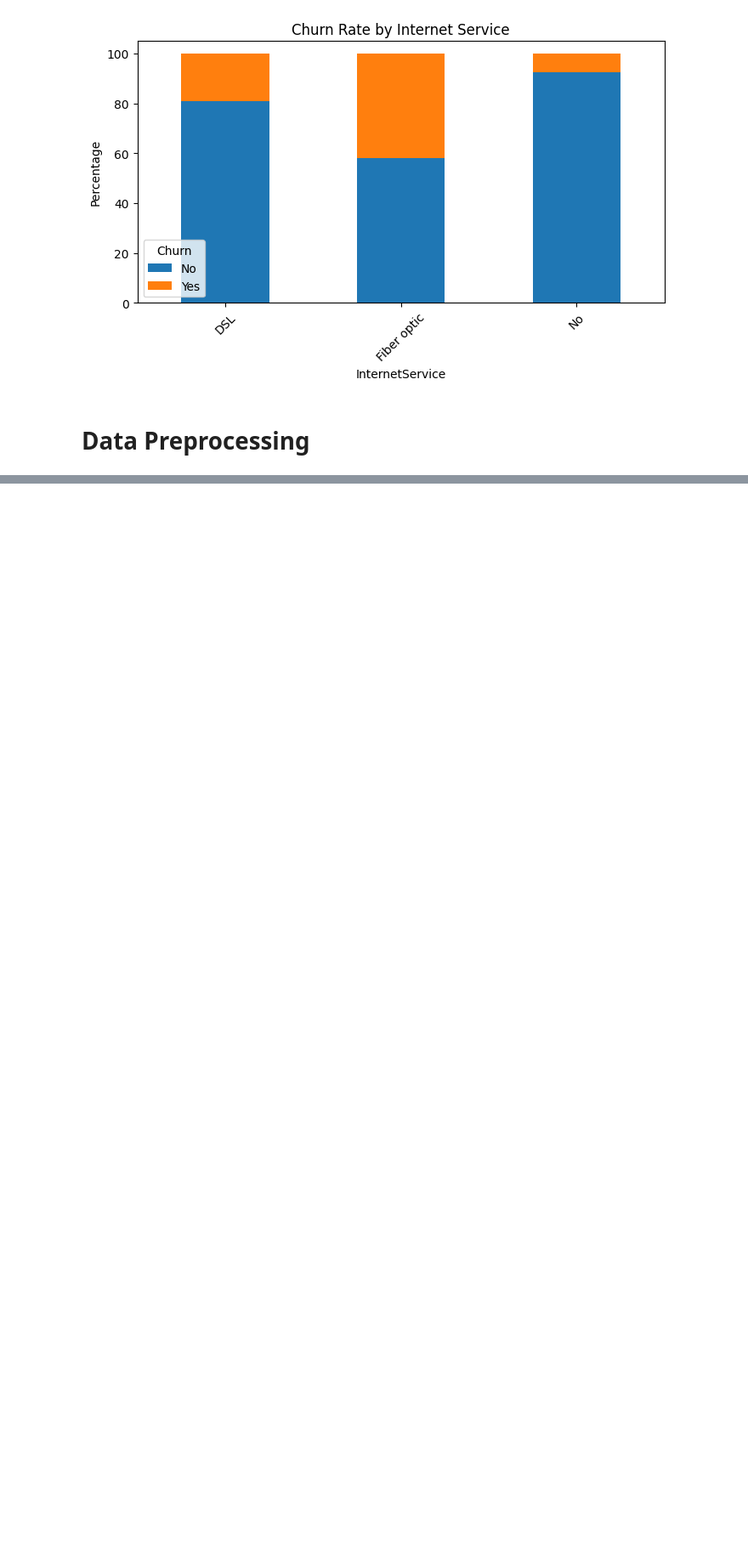
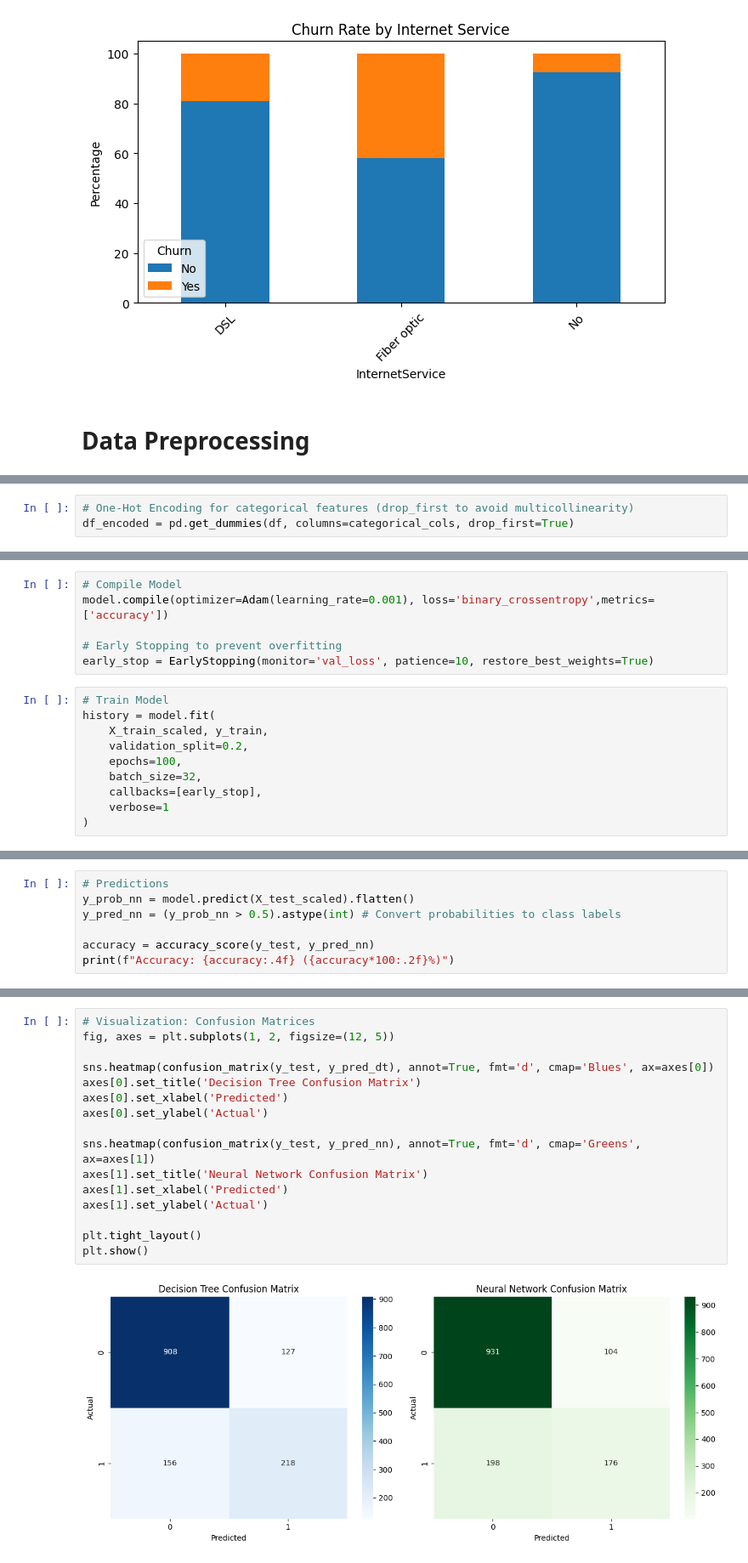
Before and after one commit to Osanda-W/Telco_Customer_churn, a Jupyter notebook: ML_CW.ipynb, the cells around one changed output, grey strips where cells are left out. Shown at 85% size. Drawn from its saved outputs; the diff is of its cells as text; blank space fills up the shorter version.

```diff
--- a/ML_CW.ipynb
+++ b/ML_CW.ipynb
@@ -225 +295,4 @@ Numerical columns: ['SeniorCitizen', 'tenure', 'MonthlyCharges', 'TotalCharges']
+# %%
+# One-Hot Encoding for categorical features (drop_first to avoid multicollinearity)
+df_encoded = pd.get_dummies(df, columns=categorical_cols, drop_first=True)
 # %%
@@ -321,0 +365,16 @@ plt.show()
+# %%
+# Compile Model
+model.compile(optimizer=Adam(learning_rate=0.001), loss='binary_crossentropy',metrics=['accuracy'])
+
+# Early Stopping to prevent overfitting
+early_stop = EarlyStopping(monitor='val_loss', patience=10, restore_best_weights=True)
+# %%
+# Train Model
+history = model.fit(
+    X_train_scaled, y_train,
+    validation_split=0.2,
+    epochs=100,
+    batch_size=32,
+    callbacks=[early_stop],
+    verbose=1
+)
@@ -321,0 +399,7 @@ plt.show()
+# %%
+# Predictions
+y_prob_nn = model.predict(X_test_scaled).flatten()
+y_pred_nn = (y_prob_nn > 0.5).astype(int) # Convert probabilities to class labels
+
+accuracy = accuracy_score(y_test, y_pred_nn)
+print(f"Accuracy: {accuracy:.4f} ({accuracy*100:.2f}%)")
@@ -321,0 +445,18 @@ plt.show()
+# %%
+# Visualization: Confusion Matrices
+fig, axes = plt.subplots(1, 2, figsize=(12, 5))
+
+sns.heatmap(confusion_matrix(y_test, y_pred_dt), annot=True, fmt='d', cmap='Blues', ax=axes[0])
+axes[0].set_title('Decision Tree Confusion Matrix')
+axes[0].set_xlabel('Predicted')
+axes[0].set_ylabel('Actual')
+
+sns.heatmap(confusion_matrix(y_test, y_pred_nn), annot=True, fmt='d', cmap='Greens', ax=axes[1])
+axes[1].set_title('Neural Network Confusion Matrix')
+axes[1].set_xlabel('Predicted')
+axes[1].set_ylabel('Actual')
+
+plt.tight_layout()
+plt.show()
+# %% [output]
+[figure, added]
```
Also changed, not shown: parts of 41 cells of this notebook.
